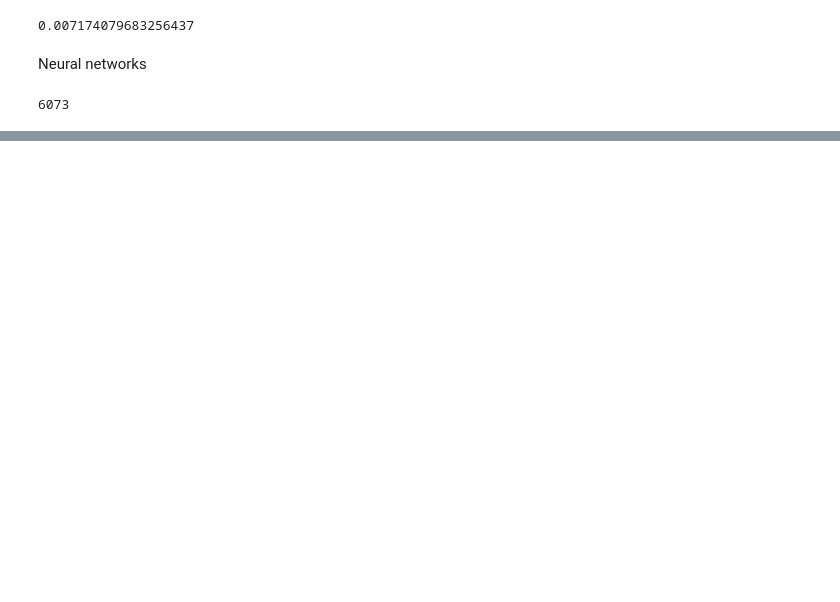
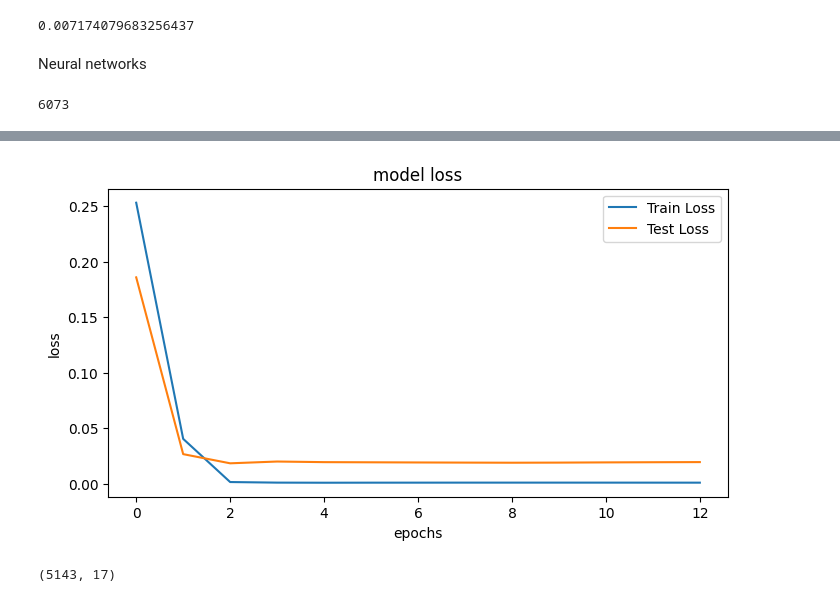
Before and after one commit to pablolizcanosc/DS_projects, a Jupyter notebook: ts_forecasting/keras_forecasting.ipynb, the cells around one changed output, grey strips where cells are left out. Saved outputs shown, nothing was run; the diff lists cells and outputs as text; code cells hidden in the pictures; blank space fills up the shorter version.

```diff
--- a/ts_forecasting/keras_forecasting.ipynb
+++ b/ts_forecasting/keras_forecasting.ipynb
@@ -11,7 +11,7 @@ for column in df.columns:
         df[column] = pd.to_datetime(df[column])
     else:
         df[column]=df[column].apply(float)
-df=df.sort_values("Date").reset_index(drop=True)
+df=df.sort_values("Date").reset_index(drop=True).drop("Date",axis=1)
 # %% [markdown]
 Null model
 # %%
@@ -53,0 +54,6 @@ df.iloc[:30]
+# %%
+trainX,trainY =convert2matrix(train,look_back)
+testX,testY =convert2matrix(test, look_back)
+# reshape input to be [samples, window size, features]
+trainX = np.reshape(trainX, (trainX.shape[0], trainX.shape[2], trainX.shape[1]))
+testX = np.reshape(testX, (testX.shape[0],  testX.shape[2], testX.shape[1]))
@@ -53,0 +64,16 @@ df.iloc[:30]
+# %%
+
+from keras.models import Sequential
+from keras.layers import Dense, SimpleRNN
+from keras.callbacks import EarlyStopping
+def model_rnn(look_back):
+    model=Sequential()
+    model.add(SimpleRNN(units=32, input_shape=(17,look_back), activation="relu"))
+    model.add(Dense(30, activation='relu'))
+    model.add(Dense(17))
+    model.compile(loss='mean_squared_error',  optimizer='adam',metrics = ['mse', 'mae'])
+    return model
+# %%
+model = model_rnn(30)
+
+history=model.fit(trainX,trainY, epochs=100, batch_size=30, verbose=1, validation_data=(testX,testY),callbacks=[EarlyStopping(monitor='val_loss', patience=10)],shuffle=False)
@@ -53,0 +130,21 @@ df.iloc[:30]
+# %%
+from sklearn.metrics import mean_squared_error, mean_absolute_error
+
+def model_loss(history):
+      plt.figure(figsize=(8,4))
+      plt.plot(history.history['loss'], label='Train Loss')
+      plt.plot(history.history['val_loss'], label='Test Loss')
+      plt.title('model loss')
+      plt.ylabel('loss')
+      plt.xlabel('epochs')
+      plt.legend(loc='upper right')
+      plt.show()
+
+train_predict = model.predict(trainX)
+test_predict = model.predict(testX)
+print('Train Root Mean Squared Error(RMSE): %.2f; Train Mean Absolute Error(MAE) : %.2f '
+      % (np.sqrt(mean_squared_error(trainY, train_predict)), mean_absolute_error(trainY, train_predict)))
+print('Test Root Mean Squared Error(RMSE): %.2f; Test Mean Absolute Error(MAE) : %.2f '
+      % (np.sqrt(mean_squared_error(testY, test_predict)), mean_absolute_error(testY, test_predict)))
+model_loss(history)
+# %% [output]
@@ -53,0 +155 @@ df.iloc[:30]
+[figure, added]
@@ -53,0 +171,4 @@ df.iloc[:30]
+# %%
+testY.shape
+# %% [output]
+(5143, 17)
```
Also changed, not shown: parts of 15 cells of this notebook, 1 other file.
